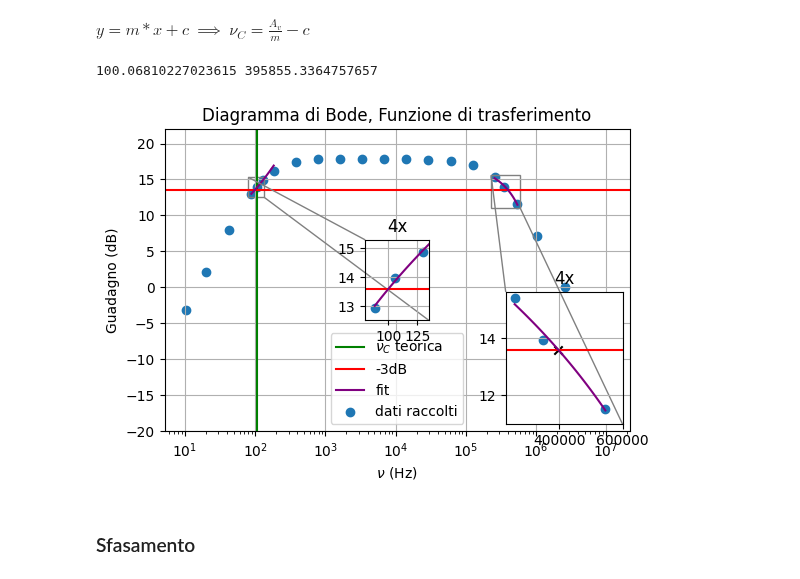
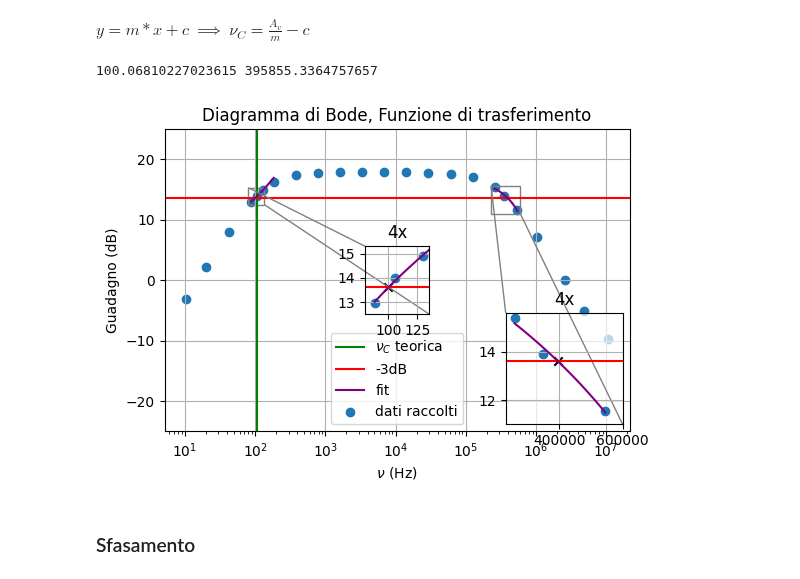
Before and after one commit to 1892051/LabSS, a Jupyter notebook: LabSS/esperienza_2/esp2.ipynb, the cells around one changed output. Drawn from its saved outputs; the diff is of its cells as text; code cells hidden in the pictures.

```diff
--- a/LabSS/esperienza_2/esp2.ipynb
+++ b/LabSS/esperienza_2/esp2.ipynb
@@ -153,7 +153,7 @@ print(nu_c_calcolata_L, nu_c_calcolata_H)
 plt.xlabel("$\\nu$ (Hz)")
 plt.ylabel("Guadagno (dB)")
 plt.grid()
-plt.ylim(-20,22)
+plt.ylim(-25,25)
 plt.legend()
 
 #per lo zoom sulla F_L
@@ -170,35 +170,39 @@ plt.xticks(visible=True)
 plt.yticks(visible=True)
 
 plt.plot(x_fit_L,20*np.log10(y_fit_L),color="purple")
+plt.scatter(nu_c_calcolata_L,20*np.log10( T[8:14].mean()-3 ),marker="x",color="black")
+axins.patch.set_alpha(.7)
+
 plt.title("4x")
 
 #per lo zoom sulla F_H
 
 axins = zoomed_inset_axes(ay, 4,loc="lower right")
 axins.set_xlim(230000, 600000)
 axins.set_ylim(11,15.6)
 plt.scatter(nu,(20*np.log10(T)),marker='o')
 #plt.plot(w,    H(w*2*np.pi), label="curva teorica")
 plt.axhline(20*np.log10( T[8:14].mean()-3 ) ,color="red", label="-3dB")
 plt.grid(which="both")
 mark_inset(ay, axins, loc1=2, loc2=4, fc="none", ec="0.5")
 plt.xticks(visible=True)
 plt.yticks(visible=True)
 
 
 plt.plot(x_fit_H,20*np.log10(y_fit_H),color="purple")
 
-plt.scatter(nu_c_calcolata_L,20*np.log10( T[8:14].mean()-3 ),marker="x",color="black")
 plt.scatter(nu_c_calcolata_H,20*np.log10( T[8:14].mean()-3 ),marker="x",color="black")
+axins.patch.set_alpha(.7)
+
 
 plt.title("4x")
 
 
 
 plt.savefig("Bode_T.png", dpi=300)
 # %% [output]
 100.06810227023615 395855.3364757657
-[figure, old version]
+[figure, new version]
 # %% [markdown]
 ### Sfasamento
 # %% [markdown]
```
Also changed, not shown: 1 other file.
